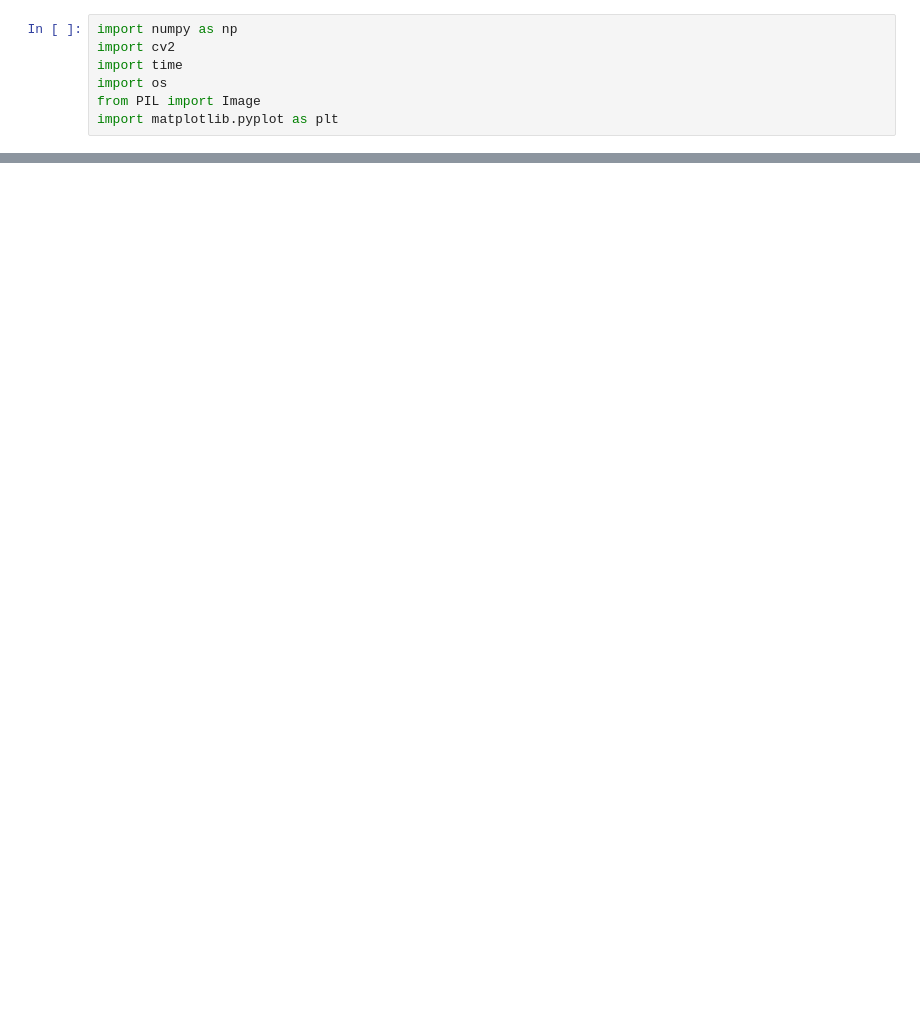
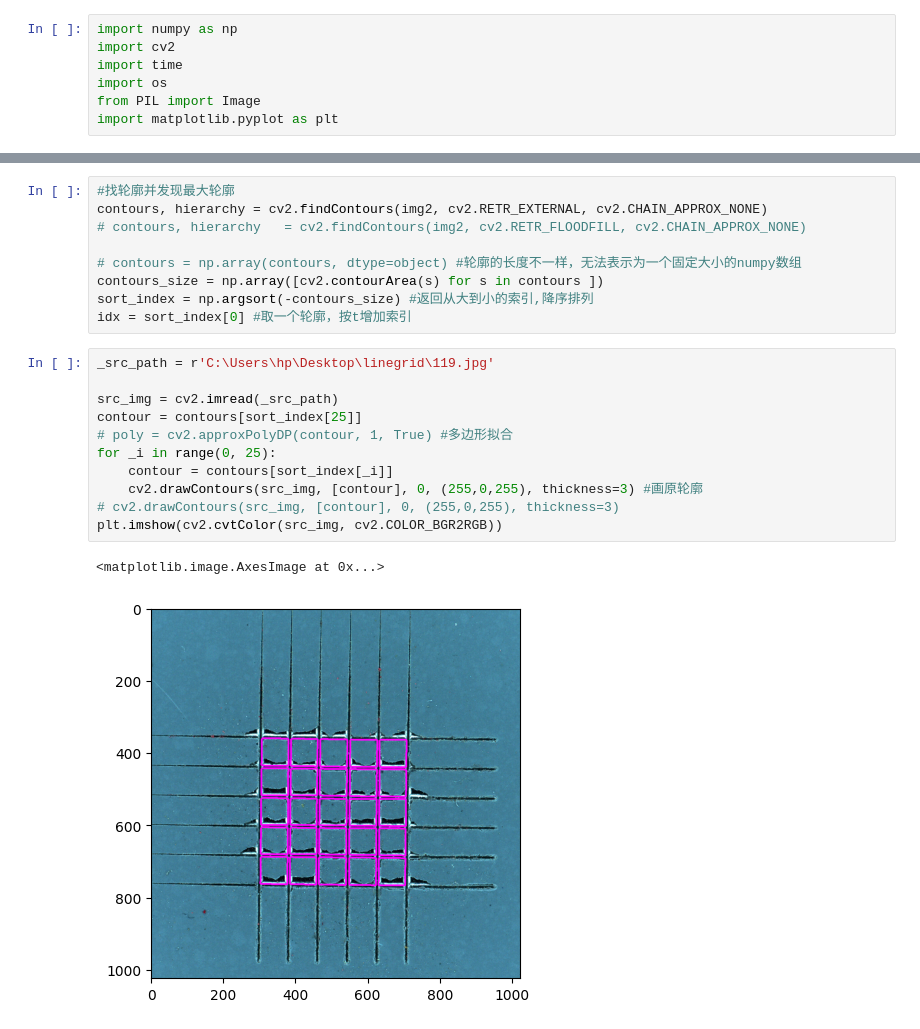
Before and after one commit to chenzhaoqiJM/pythonDemo, a Jupyter notebook: paddlepaddle/segmentation/统计特征/label轮廓求取.ipynb, the cells around one changed output, grey strips where cells are left out. Cells and saved outputs as stored; diff of their text form; blank space fills up the shorter version.

```diff
--- a/paddlepaddle/segmentation/统计特征/label轮廓求取.ipynb
+++ b/paddlepaddle/segmentation/统计特征/label轮廓求取.ipynb
@@ -29,0 +25,23 @@ plt.imshow(binary_se, cmap='gray')
+# %%
+#找轮廓并发现最大轮廓
+contours, hierarchy	= cv2.findContours(img2, cv2.RETR_EXTERNAL, cv2.CHAIN_APPROX_NONE)
+# contours, hierarchy	= cv2.findContours(img2, cv2.RETR_FLOODFILL, cv2.CHAIN_APPROX_NONE)
+
+# contours = np.array(contours, dtype=object) #轮廓的长度不一样，无法表示为一个固定大小的numpy数组
+contours_size = np.array([cv2.contourArea(s) for s in contours ])
+sort_index = np.argsort(-contours_size) #返回从大到小的索引,降序排列
+idx = sort_index[0] #取一个轮廓，按t增加索引
+# %%
+_src_path = r'C:\Users\hp\Desktop\linegrid\119.jpg'
+
+src_img = cv2.imread(_src_path)
+contour = contours[sort_index[25]]
+# poly = cv2.approxPolyDP(contour, 1, True) #多边形拟合
+for _i in range(0, 25):
+    contour = contours[sort_index[_i]]
+    cv2.drawContours(src_img, [contour], 0, (255,0,255), thickness=3) #画原轮廓
+# cv2.drawContours(src_img, [contour], 0, (255,0,255), thickness=3)
+plt.imshow(cv2.cvtColor(src_img, cv2.COLOR_BGR2RGB))
+# %% [output]
+<matplotlib.image.AxesImage at 0x...>
+[figure, added]
```
Also changed, not shown: parts of 5 cells of this notebook, 6 other files.
